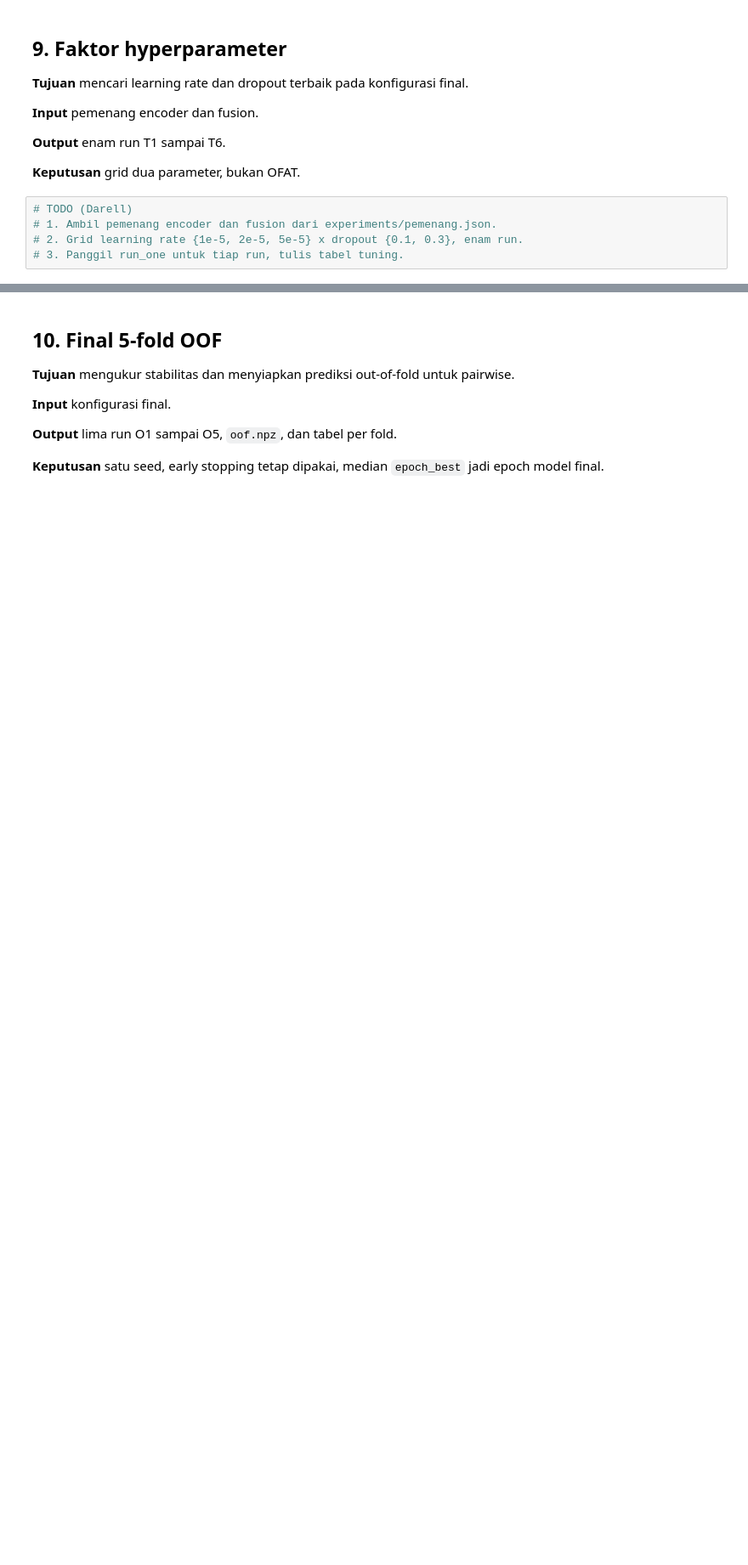
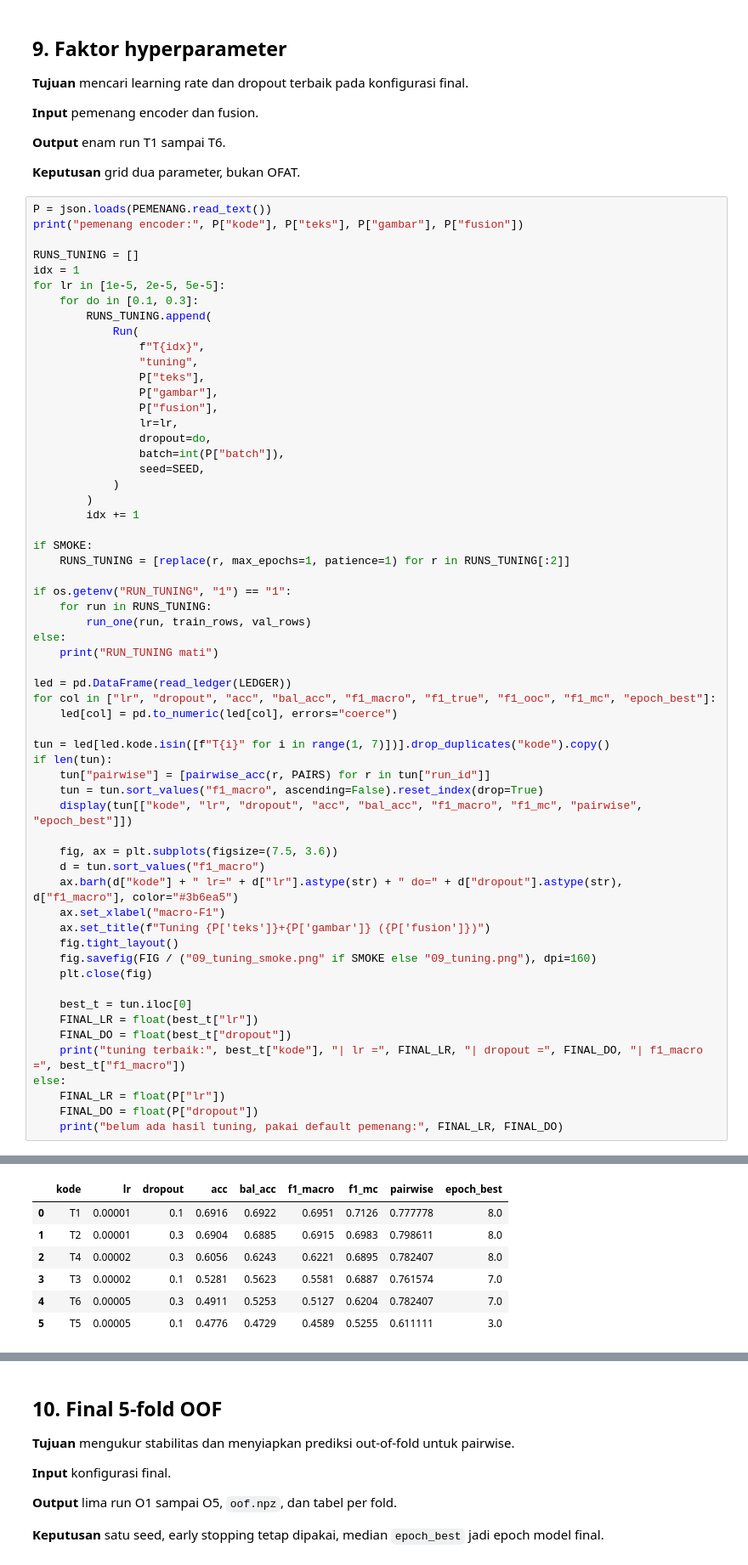
Before and after one commit to prayudahlah/image-text-verification, a Jupyter notebook: notebooks/03_eksperimen_fusion_v2.ipynb, the cells around one changed output, grey strips where cells are left out. Shown at 85% size. Saved outputs shown, nothing was run; the diff lists cells and outputs as text; blank space fills up the shorter version.

```diff
--- a/notebooks/03_eksperimen_fusion_v2.ipynb
+++ b/notebooks/03_eksperimen_fusion_v2.ipynb
@@ -903,7 +1041,62 @@ keempat. Yang berubah hanya pasangan encoder.
 
 **Keputusan** grid dua parameter, bukan OFAT.
 # %%
-# TODO (Darell)
-# 1. Ambil pemenang encoder dan fusion dari experiments/pemenang.json.
-# 2. Grid learning rate {1e-5, 2e-5, 5e-5} x dropout {0.1, 0.3}, enam run.
-# 3. Panggil run_one untuk tiap run, tulis tabel tuning.
+P = json.loads(PEMENANG.read_text())
+print("pemenang encoder:", P["kode"], P["teks"], P["gambar"], P["fusion"])
+
+RUNS_TUNING = []
+idx = 1
+for lr in [1e-5, 2e-5, 5e-5]:
+    for do in [0.1, 0.3]:
+        RUNS_TUNING.append(
+            Run(
+                f"T{idx}",
+                "tuning",
+                P["teks"],
+                P["gambar"],
+                P["fusion"],
+                lr=lr,
+                dropout=do,
+                batch=int(P["batch"]),
+                seed=SEED,
+            )
+        )
+        idx += 1
+
+if SMOKE:
+    RUNS_TUNING = [replace(r, max_epochs=1, patience=1) for r in RUNS_TUNING[:2]]
+
+if os.getenv("RUN_TUNING", "1") == "1":
+    for run in RUNS_TUNING:
+        run_one(run, train_rows, val_rows)
+else:
+    print("RUN_TUNING mati")
+
+led = pd.DataFrame(read_ledger(LEDGER))
+for col in ["lr", "dropout", "acc", "bal_acc", "f1_macro", "f1_true", "f1_ooc", "f1_mc", "epoch_best"]:
+    led[col] = pd.to_numeric(led[col], errors="coerce")
+
+tun = led[led.kode.isin([f"T{i}" for i in range(1, 7)])].drop_duplicates("kode").copy()
+if len(tun):
+    tun["pairwise"] = [pairwise_acc(r, PAIRS) for r in tun["run_id"]]
+    tun = tun.sort_values("f1_macro", ascending=False).reset_index(drop=True)
+    display(tun[["kode", "lr", "dropout", "acc", "bal_acc", "f1_macro", "f1_mc", "pairwise", "epoch_best"]])
+
+    fig, ax = plt.subplots(figsize=(7.5, 3.6))
+    d = tun.sort_values("f1_macro")
+    ax.barh(d["kode"] + " lr=" + d["lr"].astype(str) + " do=" + d["dropout"].astype(str), d["f1_macro"], color="#3b6ea5")
+    ax.set_xlabel("macro-F1")
+    ax.set_title(f"Tuning {P['teks']}+{P['gambar']} ({P['fusion']})")
+    fig.tight_layout()
+    fig.savefig(FIG / ("09_tuning_smoke.png" if SMOKE else "09_tuning.png"), dpi=160)
+    plt.close(fig)
+
+    best_t = tun.iloc[0]
+    FINAL_LR = float(best_t["lr"])
+    FINAL_DO = float(best_t["dropout"])
+    print("tuning terbaik:", best_t["kode"], "| lr =", FINAL_LR, "| dropout =", FINAL_DO, "| f1_macro =", best_t["f1_macro"])
+else:
+    FINAL_LR = float(P["lr"])
+    FINAL_DO = float(P["dropout"])
+    print("belum ada hasil tuning, pakai default pemenang:", FINAL_LR, FINAL_DO)
+# %% [output]
@@ -909,0 +1150,7 @@ keempat. Yang berubah hanya pasangan encoder.
+|  | kode | lr | dropout | acc | bal_acc | f1_macro | f1_mc | pairwise | epoch_best |
+| 0 | T1 | 0.00001 | 0.1 | 0.6916 | 0.6922 | 0.6951 | 0.7126 | 0.777778 | 8.0 |
+| 1 | T2 | 0.00001 | 0.3 | 0.6904 | 0.6885 | 0.6915 | 0.6983 | 0.798611 | 8.0 |
+| 2 | T4 | 0.00002 | 0.3 | 0.6056 | 0.6243 | 0.6221 | 0.6895 | 0.782407 | 8.0 |
+| 3 | T3 | 0.00002 | 0.1 | 0.5281 | 0.5623 | 0.5581 | 0.6887 | 0.761574 | 7.0 |
+| 4 | T6 | 0.00005 | 0.3 | 0.4911 | 0.5253 | 0.5127 | 0.6204 | 0.782407 | 7.0 |
+| 5 | T5 | 0.00005 | 0.1 | 0.4776 | 0.4729 | 0.4589 | 0.5255 | 0.611111 | 3.0 |
```
Also changed, not shown: parts of 8 cells of this notebook, 7 other files.
